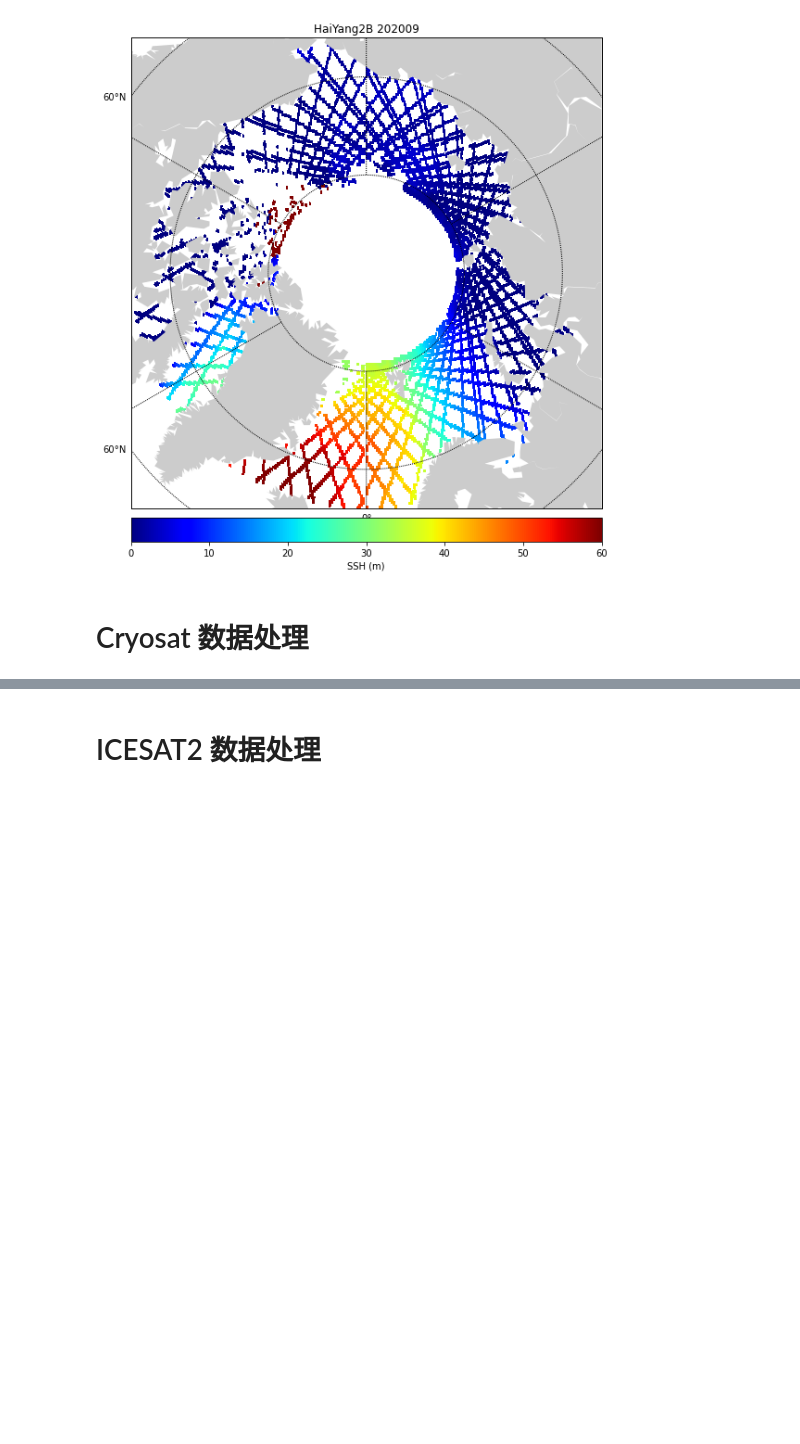
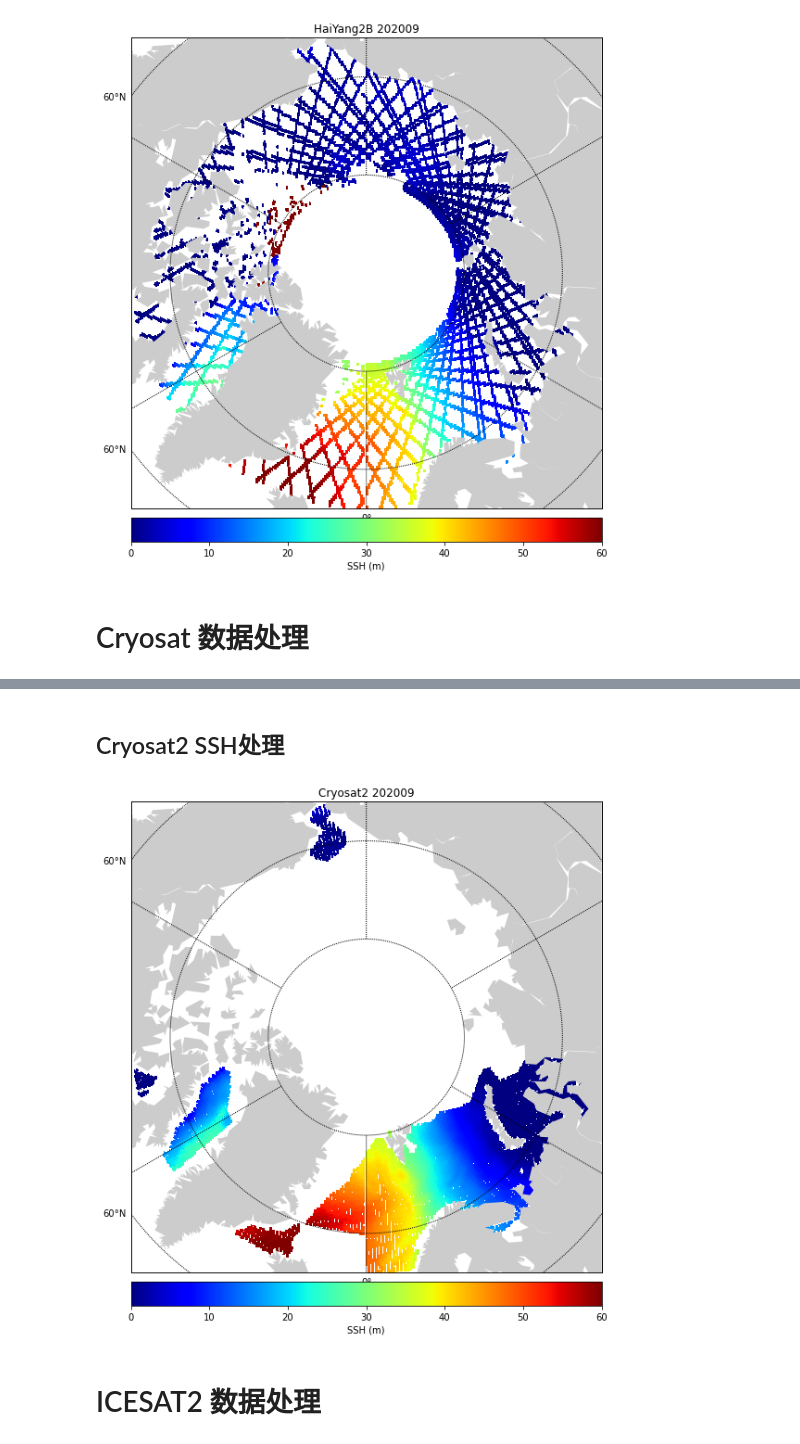
Before and after one commit to LittlematchLM/remote_sensing, a Jupyter notebook: main.ipynb, the cells around one changed output, grey strips where cells are left out. Saved outputs shown, nothing was run; the diff lists cells and outputs as text; code cells hidden in the pictures; blank space fills up the shorter version.

```diff
--- a/main.ipynb
+++ b/main.ipynb
@@ -116,5 +123,3 @@ cy_df = cy_siral.data_filter(cy_df,'lat',66)
 # %%
-# cy_df.to_csv(dataframe_dir+'cy' +str( years) + str(months) + '.csv')
+
+cy_df = pd.read_csv(dataframe_dir+'cy' +str( years) + str(months) + '.csv')
-# %%
-
-cy_df = pd.read_csv(r"E:\\HLCourse\\experiment_marine_technology\\finally_project\\dataframe\\"+'cy' +str( years) + str(months) + '.csv')
@@ -135,3 +143,20 @@ plt.close()
+# %% [markdown]
+## Cryosat2 SSH处理
+# %%
+# 将投影数据添加到dataframe中
+cy_siral.add_proj(cy_df, transformer)
+
+# 交叉点平均化
+cy_ssh_grid = cy_siral.coincident_point_mean(cy_df,'mean_sea_surf_sea_ice_01')
+
+# 获得XYmgrid
+cy_x_map, cy_y_map = cy_siral.get_map_grid(transformer_back)
+# %%
+plt.figure(figsize=(10, 10))
+polar_plot(cy_x_map, cy_y_map,cy_ssh_grid,vmin=0, vmax=60,color_lable='SSH (m)',title='Cryosat2 '+str(years[0]) + str(months[0]))
+plt.savefig(output_dir+'\\ssh\\cryosat2\\'+ str( years) + str(months)  +' CY' + 'ssh' +' '+ 'location_plot.jpg')
+# %% [output]
+[figure, added]
 # %% [markdown]
 # ICESAT2 数据处理
 # %%
```
Also changed, not shown: parts of 61 cells of this notebook, 16 other files.
